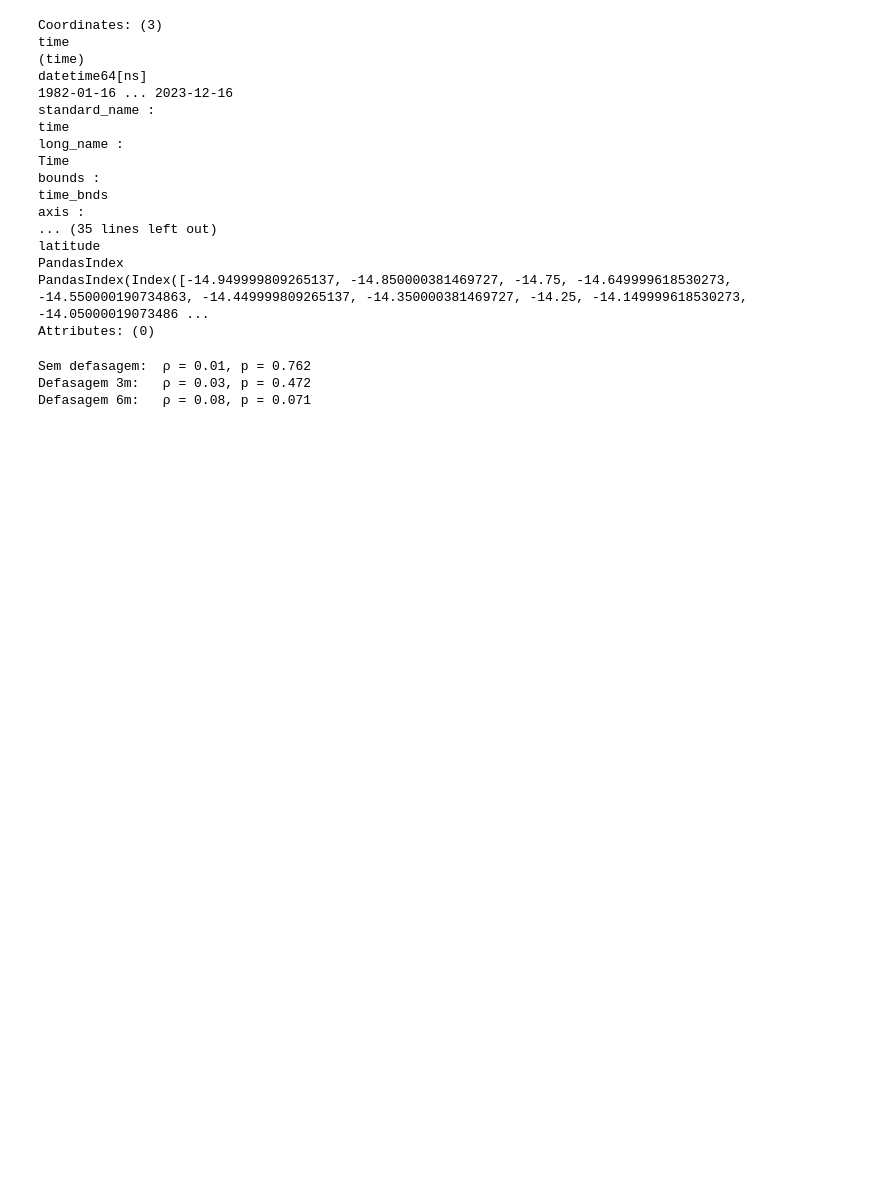
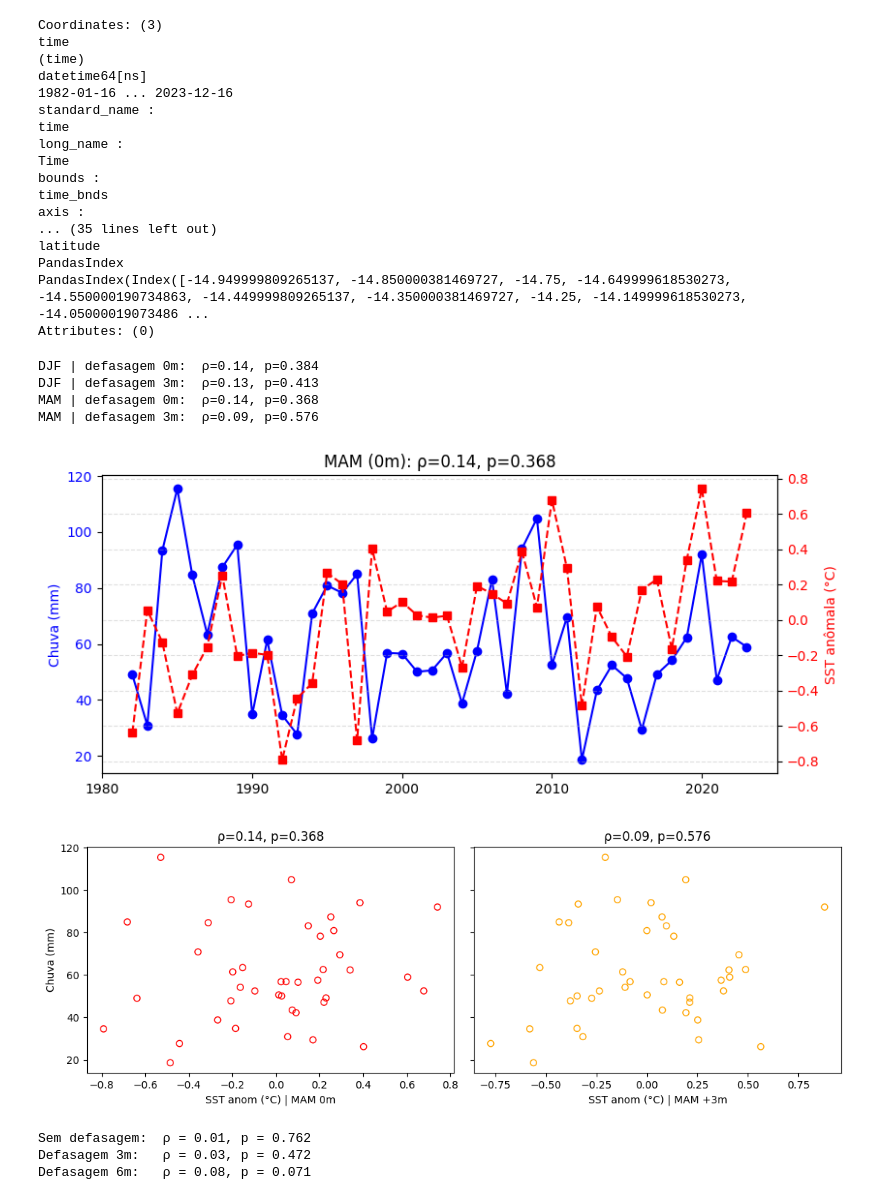
Before and after one commit to eduardocholuck/remote_sensing-1, a Jupyter notebook: 07_extremos_precip_SST.ipynb, the cells around one changed output. Saved outputs shown, nothing was run; the diff lists cells and outputs as text; code cells hidden in the pictures; blank space fills up the shorter version.

```diff
--- a/07_extremos_precip_SST.ipynb
+++ b/07_extremos_precip_SST.ipynb
@@ -63,3 +50,8 @@ sst_clim = sst_mensal.groupby("time.month").mean("time")
 sst_anom = sst_mensal.groupby("time.month") - sst_clim
 
 sst_anom_media = sst_anom.mean(dim=("latitude","longitude"))
+# %%
+# Selecionar período comum (1982-2023)
+precip_serie = precip.mean(dim=("lat","lon"))
+precip_serie = precip_serie.sortby("time")
+precip_serie = precip_serie.sel(time=slice("1982-01-01", "2023-12-31"))
@@ -66,3 +108,76 @@ sst_anom_media = sst_anom.mean(dim=("latitude","longitude"))
+# %%
+DJF = [12, 1, 2]
+MAM = [3, 4, 5]
+
+# Chuva P95 (sazonal)
+p95_DJF = serie_sazonal_media(precip_serie, DJF, lag_meses=0)
+p95_MAM = serie_sazonal_media(precip_serie, MAM, lag_meses=0)
+
+# SST anômala média (sazonal) - SEM defasagem
+sst_DJF_0 = serie_sazonal_media(sst_anom_media, DJF, lag_meses=0)
+sst_MAM_0 = serie_sazonal_media(sst_anom_media, MAM, lag_meses=0)
+
+# SST anômala média (sazonal) - COM defasagem de +3 meses (SST lidera 3 meses)
+sst_DJF_3 = serie_sazonal_media(sst_anom_media, DJF, lag_meses=3)
+sst_MAM_3 = serie_sazonal_media(sst_anom_media, MAM, lag_meses=3)
+# %%
+def corr_spearman_por_estacao(x, y):
+    # alinhar por season_year
+    xa, ya = xr.align(x, y, join="inner")
+    # remover NaN
+    mask = (~np.isnan(xa)) & (~np.isnan(ya))
+    rho, p = spearmanr(xa.values[mask], ya.values[mask])
+    return float(rho), float(p), xa["season_year"].values[mask]
+
+# DJF
+rho_DJF_0, p_DJF_0, anos_DJF = corr_spearman_por_estacao(p95_DJF, sst_DJF_0)
+rho_DJF_3, p_DJF_3, _        = corr_spearman_por_estacao(p95_DJF, sst_DJF_3)
+
+# MAM
+rho_MAM_0, p_MAM_0, anos_MAM = corr_spearman_por_estacao(p95_MAM, sst_MAM_0)
+rho_MAM_3, p_MAM_3, _        = corr_spearman_por_estacao(p95_MAM, sst_MAM_3)
+
+print(f"DJF | defasagem 0m:  ρ={rho_DJF_0:.2f}, p={p_DJF_0:.3f}")
+print(f"DJF | defasagem 3m:  ρ={rho_DJF_3:.2f}, p={p_DJF_3:.3f}")
+print(f"MAM | defasagem 0m:  ρ={rho_MAM_0:.2f}, p={p_MAM_0:.3f}")
+print(f"MAM | defasagem 3m:  ρ={rho_MAM_3:.2f}, p={p_MAM_3:.3f}")
+# %% [output]
+DJF | defasagem 0m:  ρ=0.14, p=0.384
+DJF | defasagem 3m:  ρ=0.13, p=0.413
+MAM | defasagem 0m:  ρ=0.14, p=0.368
+MAM | defasagem 3m:  ρ=0.09, p=0.576
+# %%
+# Séries DJF (sem lag)
+fig, ax1 = plt.subplots(figsize=(9,4))
+ax1.plot(anos_MAM, p95_MAM.sel(season_year=anos_MAM), "o-", color="blue", label="Chuva (MAM)")
+ax1.set_ylabel("Chuva (mm)", color="blue"); ax1.tick_params(axis='y', labelcolor="blue")
+ax2 = ax1.twinx()
+ax2.plot(anos_MAM, sst_MAM_0.sel(season_year=anos_MAM), "s--", color="red", label="SST anom (MAM)")
+ax2.set_ylabel("SST anômala (°C)", color="red"); ax2.tick_params(axis='y', labelcolor="red")
+plt.title(f"MAM (0m): ρ={rho_MAM_0:.2f}, p={p_MAM_0:.3f}")
+plt.grid(True, ls="--", alpha=0.4)
+plt.show()
+
+# Dispersão MAM (0m e +3m)
+fig, axes = plt.subplots(1,2, figsize=(11,4), sharey=True)
+xa, ya0 = xr.align(p95_MAM, sst_MAM_0, join="inner")
+mask0 = (~np.isnan(xa)) & (~np.isnan(ya0))
+axes[0].scatter(ya0.values[mask0], xa.values[mask0], facecolor="none", edgecolor="red")
+axes[0].set_xlabel("SST anom (°C) | MAM 0m"); axes[0].set_ylabel("Chuva (mm)")
+axes[0].set_title(f"ρ={rho_MAM_0:.2f}, p={p_MAM_0:.3f}")
+
+xa, ya3 = xr.align(p95_MAM, sst_MAM_3, join="inner")
+mask3 = (~np.isnan(xa)) & (~np.isnan(ya3))
+axes[1].scatter(ya3.values[mask3], xa.values[mask3], facecolor="none", edgecolor="orange")
+axes[1].set_xlabel("SST anom (°C) | MAM +3m")
+axes[1].set_title(f"ρ={rho_MAM_3:.2f}, p={p_MAM_3:.3f}")
+plt.tight_layout(); plt.show()
+
+# Repita para MAM se quiser:
+# (análogos substituindo DJF por MAM)
+# %% [output]
+[figure, added]
+[figure, added]
 # %%
 sst_3m = sst_anom_media.shift(time=3)
 sst_6m = sst_anom_media.shift(time=6)
```
Also changed, not shown: parts of 3 cells of this notebook, 14 other files.
